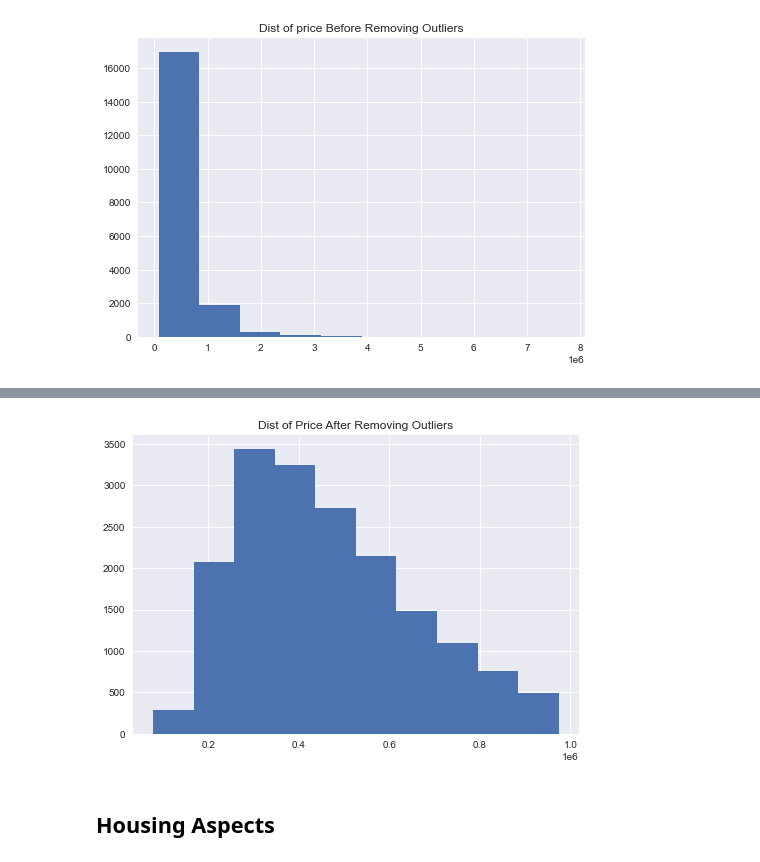
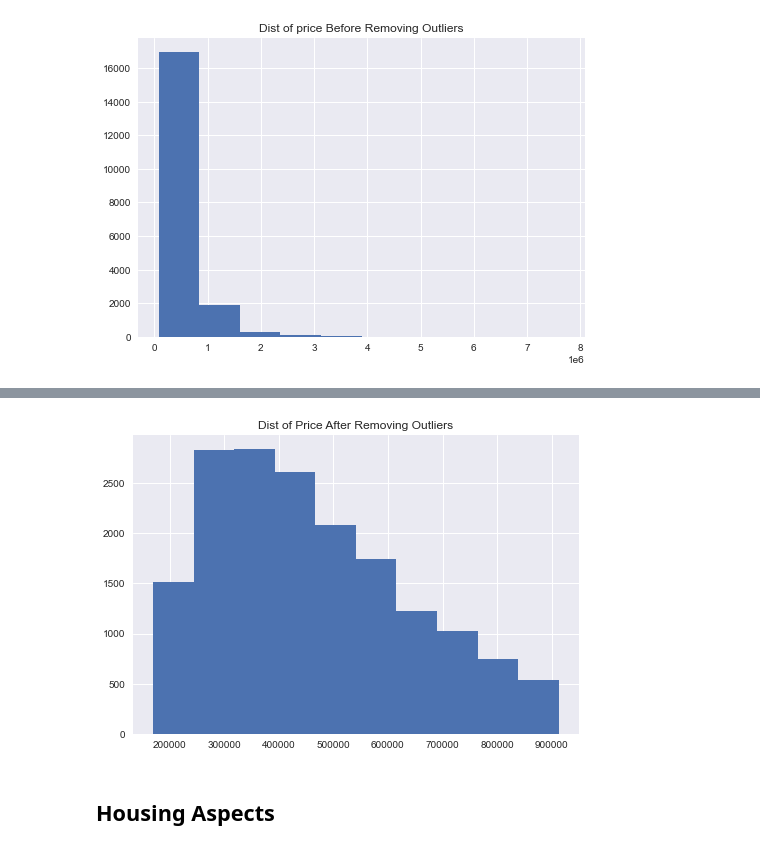
Before and after one commit to garseed/project2, a Jupyter notebook: housing_exploration.ipynb, the cells around one changed output, grey strips where cells are left out. Drawn from its saved outputs; the diff is of its cells as text; code cells hidden in the pictures.

```diff
--- a/housing_exploration.ipynb
+++ b/housing_exploration.ipynb
@@ -335,8 +346,11 @@ Name: price, dtype: float64
+# %%
+df = df[169317.0 < df['price']]
+df = df[df['price'] < 913888.0]
 # %%
 plt.title('Dist of Price After Removing Outliers')
-df[df['price']<price_cutoff]['price'].hist();
+df['price'].hist();
 # %% [output]
-[figure, old version]
+[figure, new version]
 # %% [markdown]
 ## Housing Aspects
 # %% [markdown]
```
Also changed, not shown: parts of 44 cells of this notebook, 2 other files.
